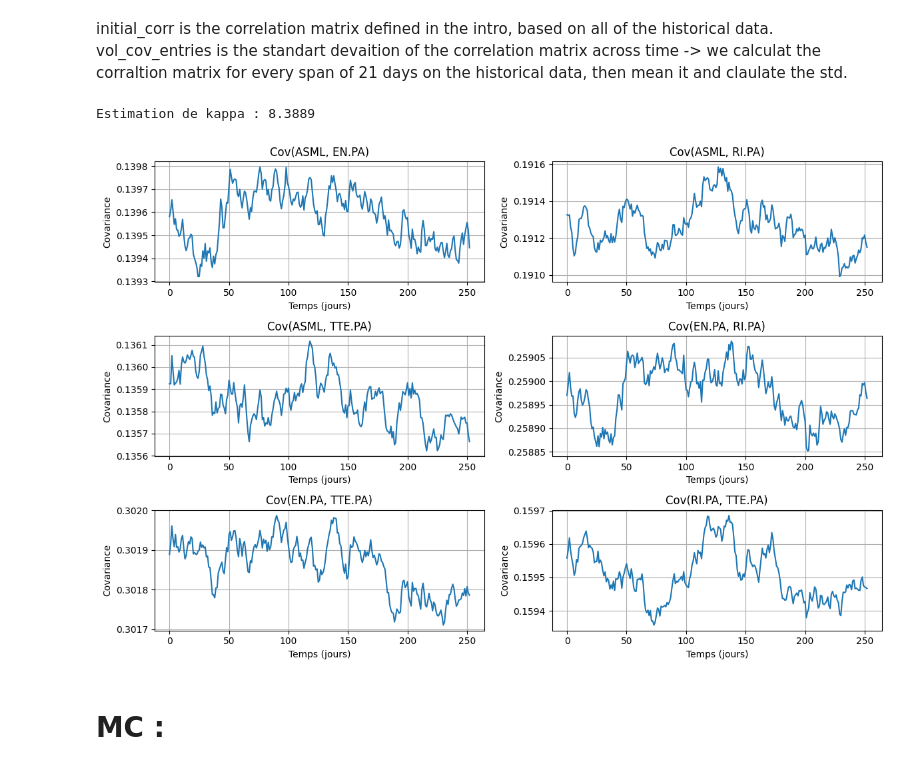
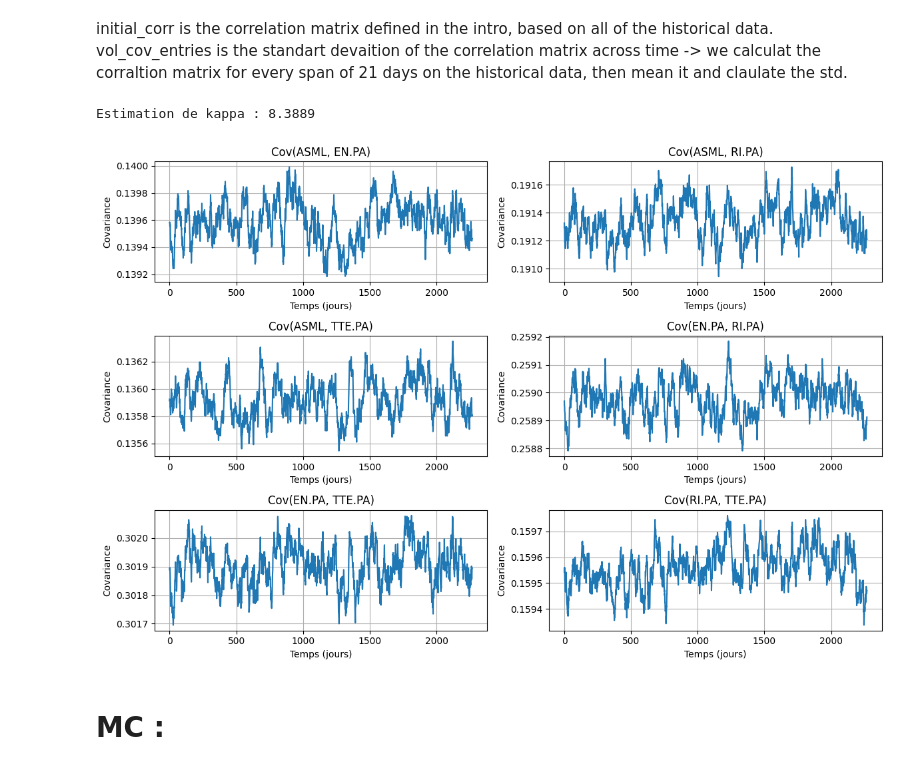
Before and after one commit to Pocame/Financial-Engineering-KEIO, a Jupyter notebook: code.ipynb, the cells around one changed output. Cells and saved outputs as stored; diff of their text form; code cells hidden in the pictures.

```diff
--- a/code.ipynb
+++ b/code.ipynb
@@ -618,34 +625,34 @@ def simulate_wishart_process(X0, Theta, kappa, G, dt, N_steps):
 # %%
 d = 4  # number of assets
 
 dt = 1/252
-N_steps = 252
+N_steps = 2268
 
 kappa = estimate_kappa(cov_matrices, dt)
 print(f"Estimation de kappa : {kappa:.4f}")
 
 X_paths = simulate_wishart_process(inital_corr, inital_corr, kappa, vol_cov_entries, dt, N_steps)
 asset_names = correlation_matrix.columns.tolist()
 
 d = len(asset_names)
 fig, axs = plt.subplots(nrows=3, ncols=2, figsize=(12, 8))
 axs = axs.flatten()
 
 plot_idx = 0
 for i in range(d):
     for j in range(i + 1, d):
         axs[plot_idx].plot(X_paths[:, i, j])
         axs[plot_idx].set_title(f"Cov({asset_names[i]}, {asset_names[j]})")
         axs[plot_idx].set_xlabel("Temps (jours)")
         axs[plot_idx].set_ylabel("Covariance")
         axs[plot_idx].grid(True)
         plot_idx += 1
 
 plt.tight_layout()
 plt.show()
 # %% [output]
 Estimation de kappa : 8.3889
-[figure, old version]
+[figure, new version]
 # %% [markdown]
 # MC :
 # %%
```
Also changed, not shown: parts of 22 cells of this notebook.
